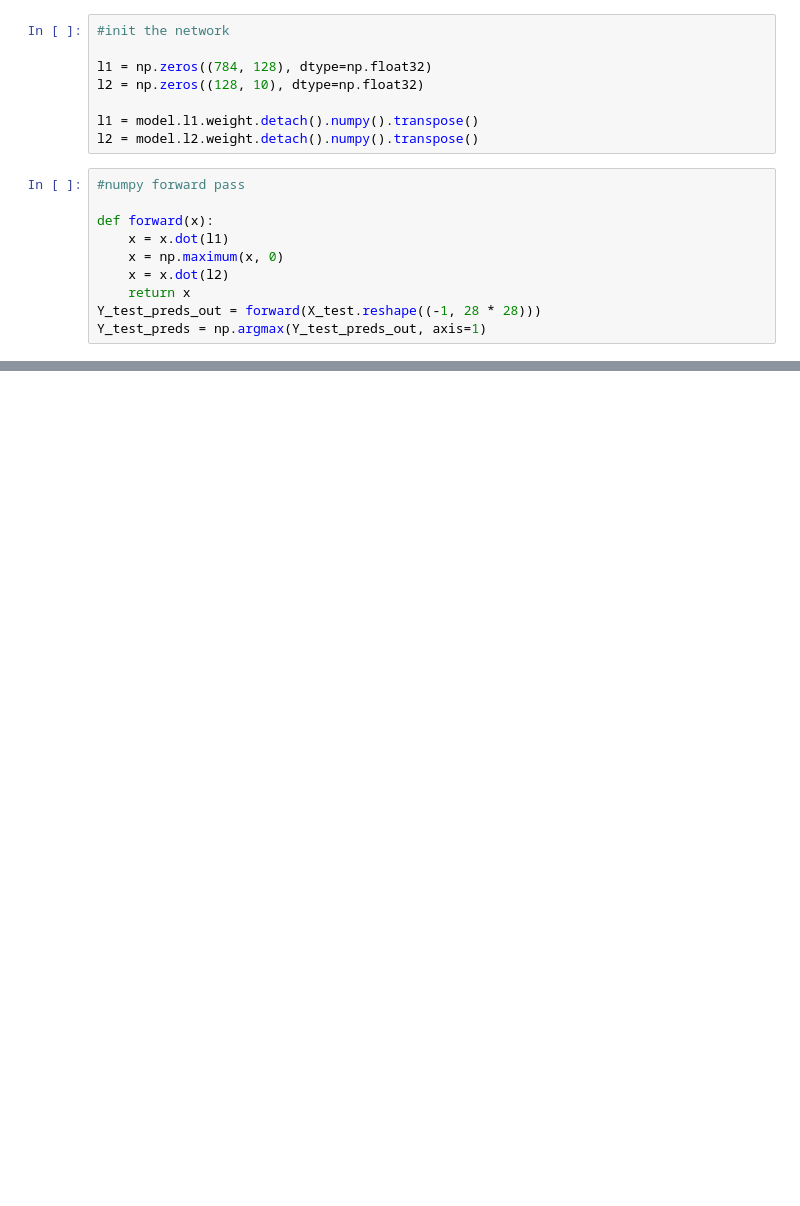
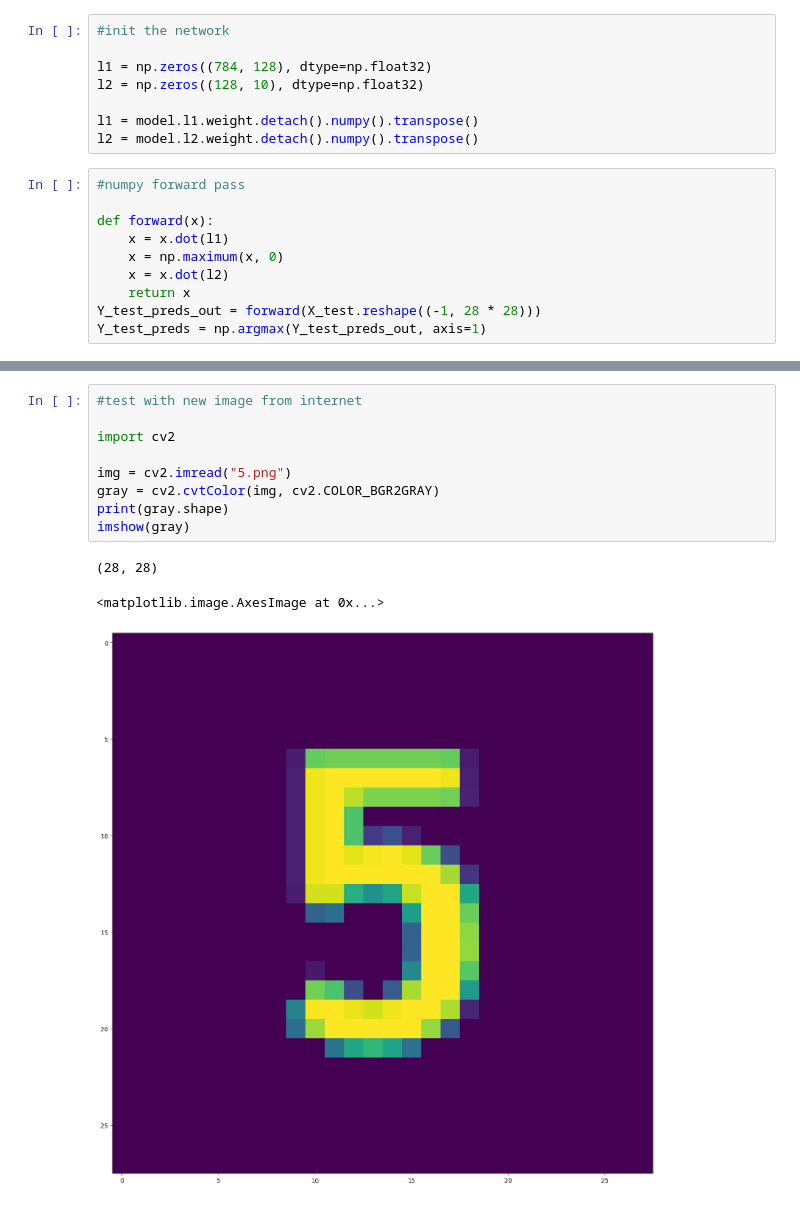
Before and after one commit to leosmaia21/mnisFromScratch, a Jupyter notebook: mnistFromScratch.ipynb, the cells around one changed output, grey strips where cells are left out. Saved outputs shown, nothing was run; the diff lists cells and outputs as text; blank space fills up the shorter version.

```diff
--- a/mnistFromScratch.ipynb
+++ b/mnistFromScratch.ipynb
@@ -165,0 +201,13 @@ dl1, dl2 = forward_backward(X_test[samp].reshape((-1, 28*28)), Y_test[samp])
+# %%
+#test with new image from internet
+
+import cv2
+
+img = cv2.imread("5.png")
+gray = cv2.cvtColor(img, cv2.COLOR_BGR2GRAY)
+print(gray.shape)
+imshow(gray)
+# %% [output]
+(28, 28)
+<matplotlib.image.AxesImage at 0x...>
+[figure, added]
```
Also changed, not shown: parts of 8 cells of this notebook, 2 other files.
